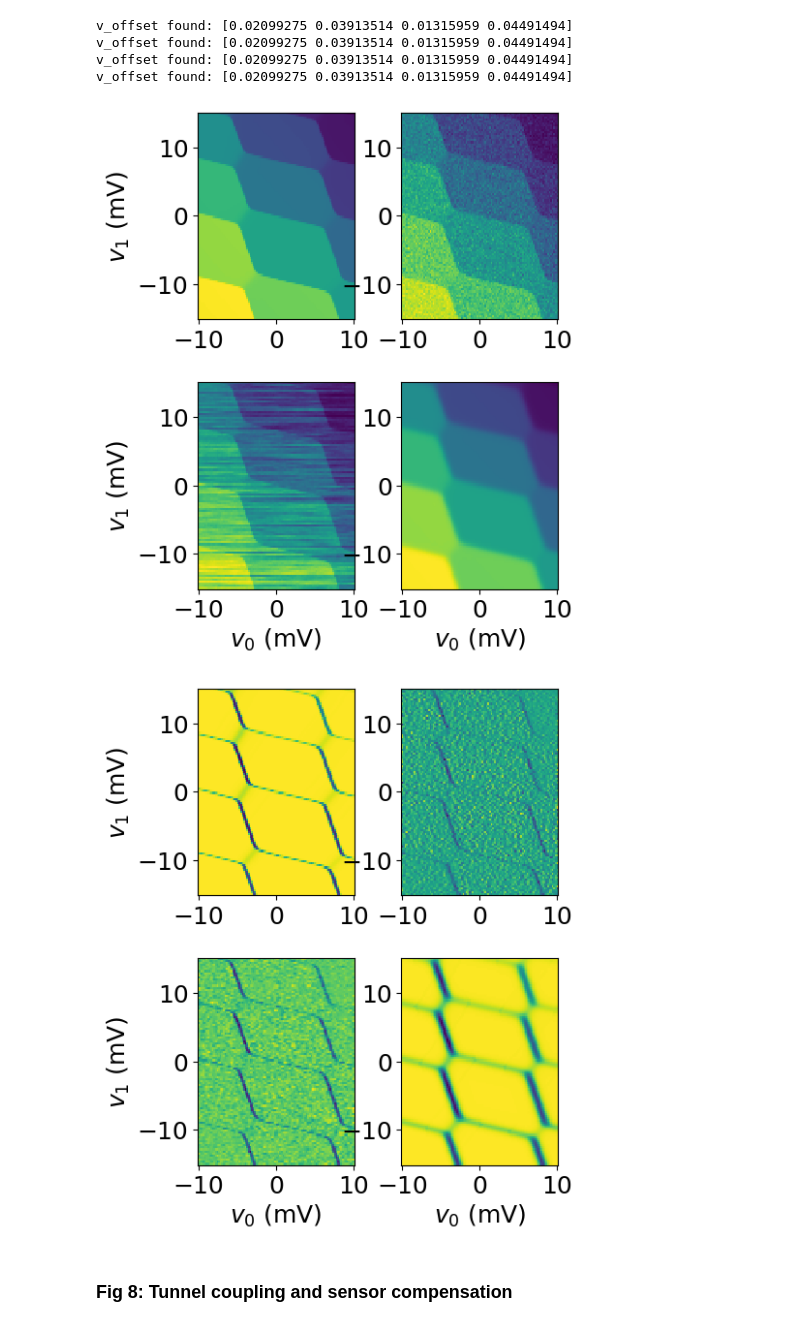
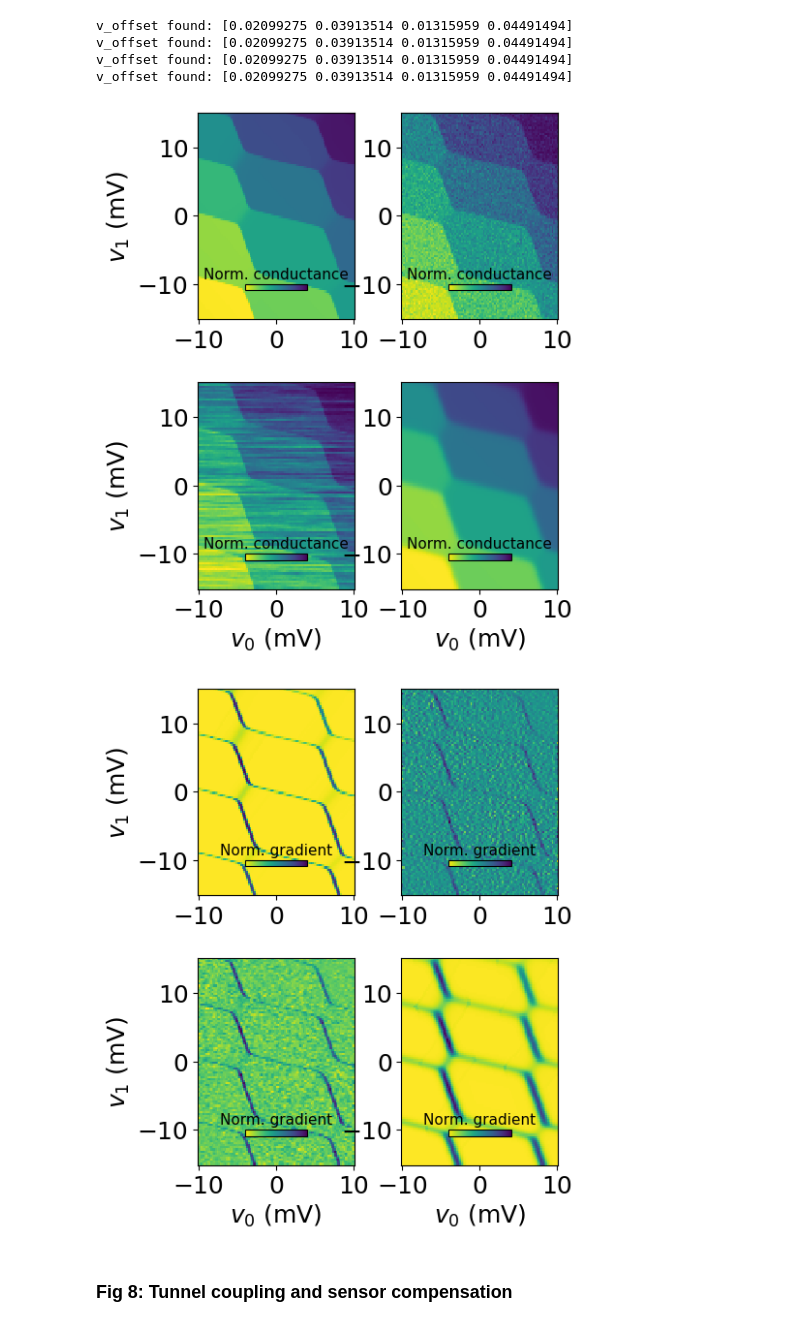
Before and after one commit to condensedAI/QDarts, a Jupyter notebook: examples/figures_scipost.ipynb, the cells around one changed output. Drawn from its saved outputs; the diff is of its cells as text; code cells hidden in the pictures.

```diff
--- a/examples/figures_scipost.ipynb
+++ b/examples/figures_scipost.ipynb
@@ -156,7 +157,7 @@ left_dot_factor = 2.5 #factor to make the intensities of both sensor equal (simi
 sum_sensor_gradient = left_dot_factor*np.abs(np.gradient(sensor_signalexp[:,:,0],axis=0)
                                   ) + np.abs(np.gradient(sensor_signalexp[:,:,1],axis=1))  #sum of gradients
 
-ax.pcolormesh(1e3*xexp,1e3*yexp,sum_sensor_gradient/np.max(sum_sensor_gradient),
+pc = ax.pcolormesh(1e3*xexp,1e3*yexp,sum_sensor_gradient/np.max(sum_sensor_gradient),
                                             cmap="viridis_r",vmin=-0.05, vmax=0.8) #plot the sum of gradients
 ax.set_aspect('equal', 'box')
 
@@ -166,5 +167,14 @@ plot_polytopes(ax, polytopesexp, axes_rescale=1e3, only_labels=True, fontsize=15
 #labels
 plt.xlabel(r'Detuning $\epsilon_{R}/\alpha$ (mV)')
 plt.ylabel(r'Detuning $\epsilon_{L}/\alpha$ (mV)')
+cbaxes = inset_axes(ax,  width="40%", height="3%", loc='lower right', borderpad=1)
+cb = plt.colorbar(pc,ticks = [0,0.8], cax=cbaxes,  orientation='horizontal')
+cb.ax.set_xticklabels(["0","1"])
+
+cb.ax.tick_params(labelsize=12)
+cb.ax.set_xlabel('Norm. gradient', fontsize=10)
+cb.ax.xaxis.set_label_position('top')
+
+
 plt.savefig("figures/fig1.png")
 # %% [output]
@@ -435,29 +445,45 @@ v_offset found: [0.02099275 0.03913514 0.01315959 0.04491494]
 # %%
 #Plot of the four experiments and the gradients
 #Generate 2x2 plot number 1 (signals)
 fig, axs = plt.subplots(2,2, figsize = (4,6))
 plt.subplots_adjust(wspace=0.3, hspace=0.3, top = 0.98, bottom = 0.16, left = 0.06, right = 0.99)
 
 #Generate 2x2 plot number 2 (gradients)
 fig, axs2 = plt.subplots(2,2, figsize = (4,6))
 plt.subplots_adjust(wspace=0.3, hspace=0.3, top = 0.98, bottom = 0.16, left = 0.06, right = 0.99)
 
 
 for k in range(4):
     ax = axs[k//2,k%2]
     ax2 = axs2[k//2,k%2]
-    ax.pcolormesh(1e3*x,1e3*y,sensor_signal_list[k][:,:,0], cmap="viridis_r")
-    ax2.pcolormesh(1e3*x,1e3*y,
+    pc1 = ax.pcolormesh(1e3*x,1e3*y,sensor_signal_list[k][:,:,0], cmap="viridis_r")
+    pc2= ax2.pcolormesh(1e3*x,1e3*y,
                     np.gradient(sensor_signal_list[k][:,:,0],axis=1),cmap="viridis_r") #gradient along x-axis
     if k%2==0:
         ax.set_ylabel('$v_1$ (mV)')
         ax2.set_ylabel('$v_1$ (mV)')
     if k//2==1:
         ax.set_xlabel('$v_0$ (mV)')
         ax2.set_xlabel('$v_0$ (mV)')
+
+    cbaxes = inset_axes(ax,  width="40%", height="3%", loc='lower center', borderpad=1.2)
+    cb = plt.colorbar(pc1,ticks = [], cax=cbaxes,  orientation='horizontal')
+    #cb.ax.set_xticklabels(["0","1"])
+    cb.ax.tick_params(labelsize=12)
+    cb.ax.set_xlabel('Norm. conductance', fontsize=11)
+    cb.ax.xaxis.set_label_position('top')
+
+
+    cbaxes = inset_axes(ax2,  width="40%", height="3%", loc='lower center', borderpad=1.2)
+    cb = plt.colorbar(pc2,ticks = [], cax=cbaxes,  orientation='horizontal')
+    #cb.ax.set_xticklabels(["0","1"])
+
+    cb.ax.tick_params(labelsize=12)
+    cb.ax.set_xlabel('Norm. gradient', fontsize=11, color="k")
+    cb.ax.xaxis.set_label_position('top')
 # %% [output]
-[figure, old version]
+[figure, new version]
-[figure, old version]
+[figure, new version]
 # %% [markdown]
 ### Fig 8: Tunnel coupling and sensor compensation
 # %% [markdown]
```
Also changed, not shown: parts of 5 cells of this notebook, 2 other files.
